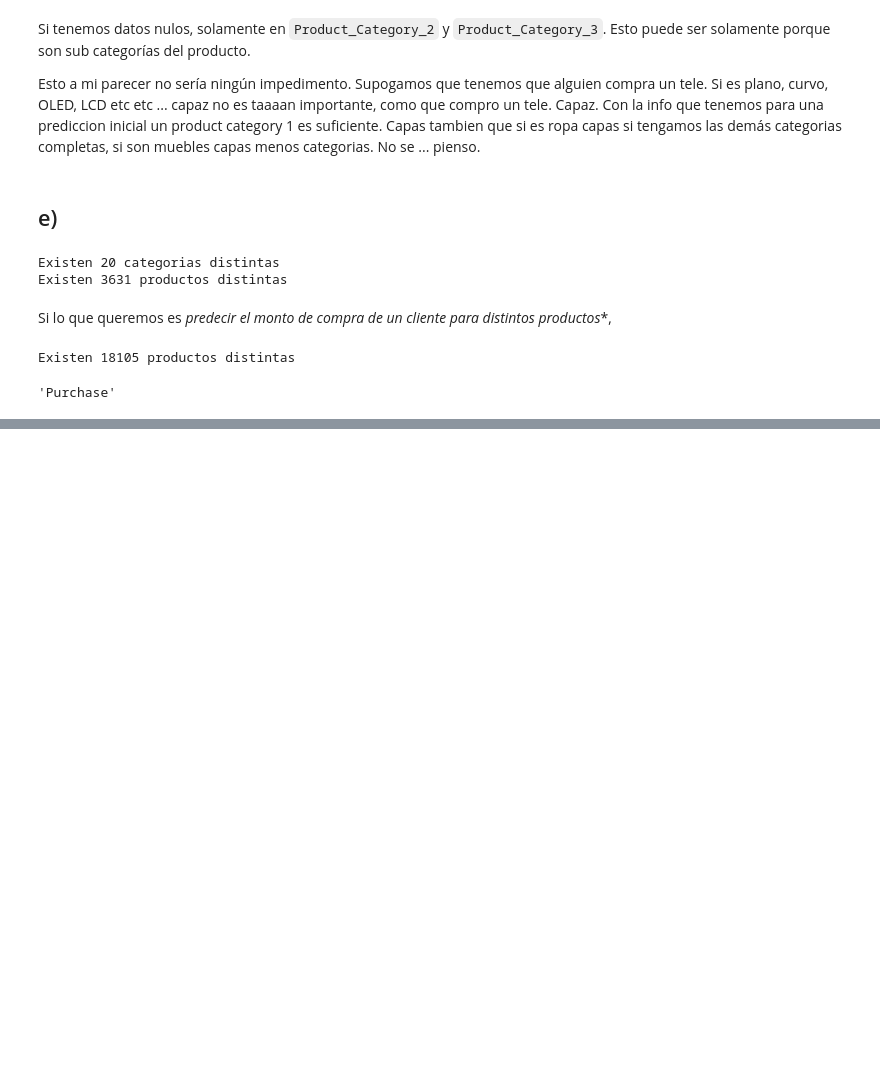
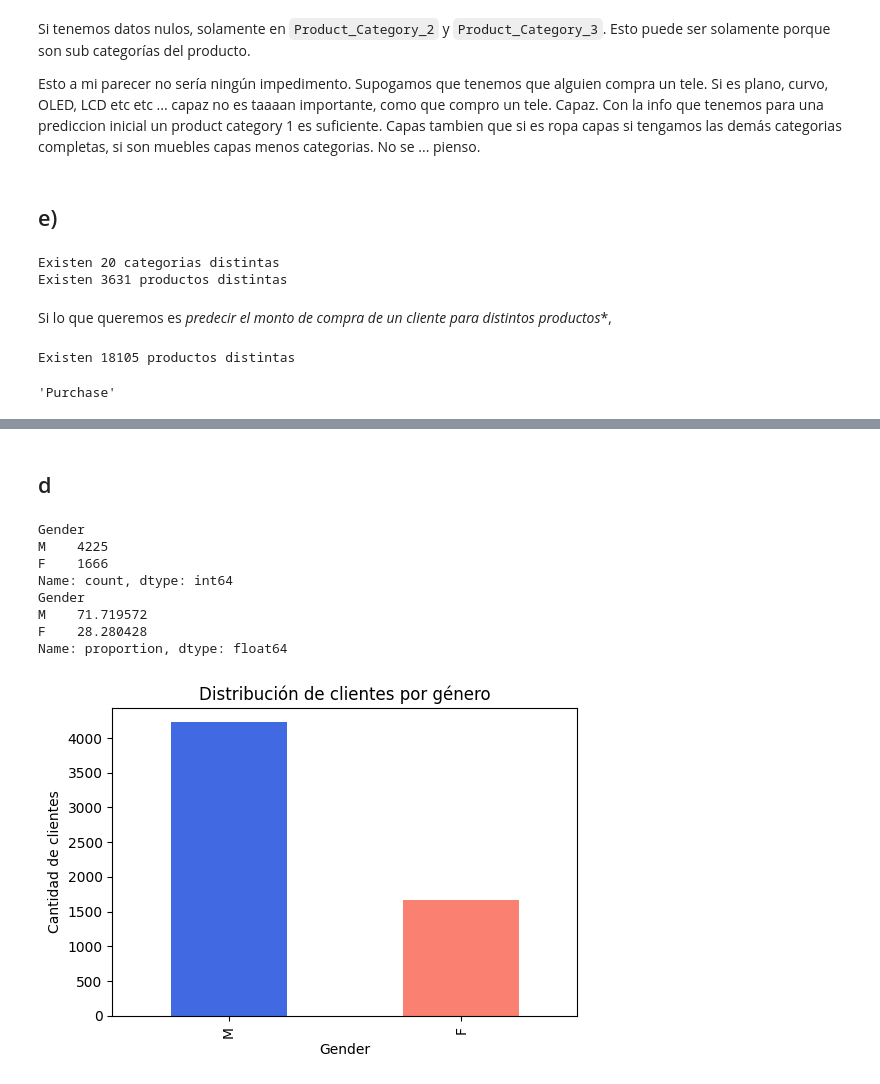
Before and after one commit to RafaelPigata/RP_blackfriday_sales_prediction, a Jupyter notebook: TP1.ipynb, the cells around one changed output, grey strips where cells are left out. Cells and saved outputs as stored; diff of their text form; code cells hidden in the pictures; blank space fills up the shorter version.

```diff
--- a/TP1.ipynb
+++ b/TP1.ipynb
@@ -158,0 +273,25 @@ attributes[-1]
+# %% [markdown]
+## d
+# %%
+clientes_unicos = data.drop_duplicates(subset='User_ID')
+
+genero_counts = clientes_unicos['Gender'].value_counts()
+genero_pct = clientes_unicos['Gender'].value_counts(normalize=True) * 100
+
+print(genero_counts)
+print(genero_pct)
+
+genero_counts.plot(kind='bar', color=['royalblue', 'salmon'], figsize=(6,4))
+plt.title('Distribución de clientes por género')
+plt.ylabel('Cantidad de clientes')
+plt.show()
+# %% [output]
+Gender
+M    4225
+F    1666
+Name: count, dtype: int64
+Gender
+M    71.719572
+F    28.280428
+Name: proportion, dtype: float64
+[figure, added]
```
Also changed, not shown: parts of 32 cells of this notebook.
